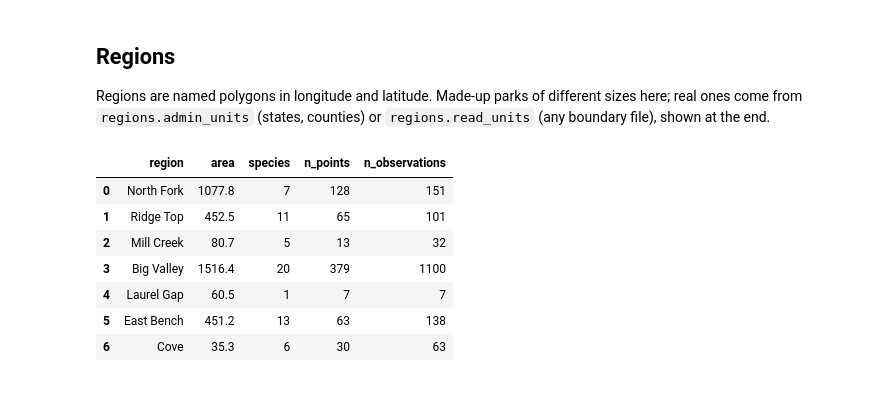
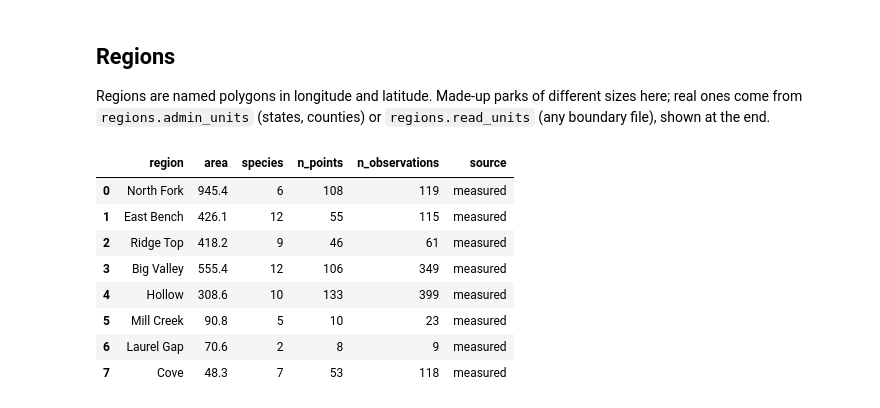
Before and after one commit to jmcmeen/samplesar, a Jupyter notebook: docs/examples/islands.ipynb, the cells around one changed output. Cells and saved outputs as stored; diff of their text form; code cells hidden in the pictures.

```diff
--- a/docs/examples/islands.ipynb
+++ b/docs/examples/islands.ipynb
@@ -20,25 +20,26 @@ Regions are named polygons in longitude and latitude. Made-up parks of different
 # %%
 from shapely.geometry import box
 
-west, south, east, north = -83.93, 35.25, -83.07, 35.95
 parks = {
-    "North Fork": box(west, 35.70, -83.50, north),
-    "Ridge Top": box(-83.60, 35.50, -83.35, 35.68),
-    "Mill Creek": box(-83.30, 35.30, -83.20, 35.38),
-    "Big Valley": box(-83.50, south, east, 35.60),
-    "Laurel Gap": box(-83.90, 35.30, -83.80, 35.36),
-    "East Bench": box(-83.25, 35.70, east, north),
-    "Cove": box(-83.75, 35.42, -83.68, 35.47),
+    "North Fork": box(-83.93, 35.72, -83.52, 35.95),
+    "East Bench": box(-83.24, 35.70, -83.07, 35.95),
+    "Ridge Top": box(-83.62, 35.52, -83.36, 35.68),
+    "Big Valley": box(-83.30, 35.42, -83.07, 35.66),
+    "Hollow": box(-83.60, 35.27, -83.42, 35.44),
+    "Mill Creek": box(-83.30, 35.27, -83.20, 35.36),
+    "Laurel Gap": box(-83.90, 35.28, -83.80, 35.35),
+    "Cove": box(-83.76, 35.42, -83.68, 35.48),
 }
 islands = samplesar.designs.islands(sample, parks)
 table = islands.to_frame()
 table.round(1)
 # %% [output]
-|  | region | area | species | n_points | n_observations |
-| 0 | North Fork | 1077.8 | 7 | 128 | 151 |
-| 1 | Ridge Top | 452.5 | 11 | 65 | 101 |
-| 2 | Mill Creek | 80.7 | 5 | 13 | 32 |
-| 3 | Big Valley | 1516.4 | 20 | 379 | 1100 |
-| 4 | Laurel Gap | 60.5 | 1 | 7 | 7 |
-| 5 | East Bench | 451.2 | 13 | 63 | 138 |
-| 6 | Cove | 35.3 | 6 | 30 | 63 |
+|  | region | area | species | n_points | n_observations | source |
+| 0 | North Fork | 945.4 | 6 | 108 | 119 | measured |
+| 1 | East Bench | 426.1 | 12 | 55 | 115 | measured |
+| 2 | Ridge Top | 418.2 | 9 | 46 | 61 | measured |
+| 3 | Big Valley | 555.4 | 12 | 106 | 349 | measured |
+| 4 | Hollow | 308.6 | 10 | 133 | 399 | measured |
+| 5 | Mill Creek | 90.8 | 5 | 10 | 23 | measured |
+| 6 | Laurel Gap | 70.6 | 2 | 8 | 9 | measured |
+| 7 | Cove | 48.3 | 7 | 53 | 118 | measured |
```
Also changed, not shown: parts of 32 cells of this notebook, 14 other files.
